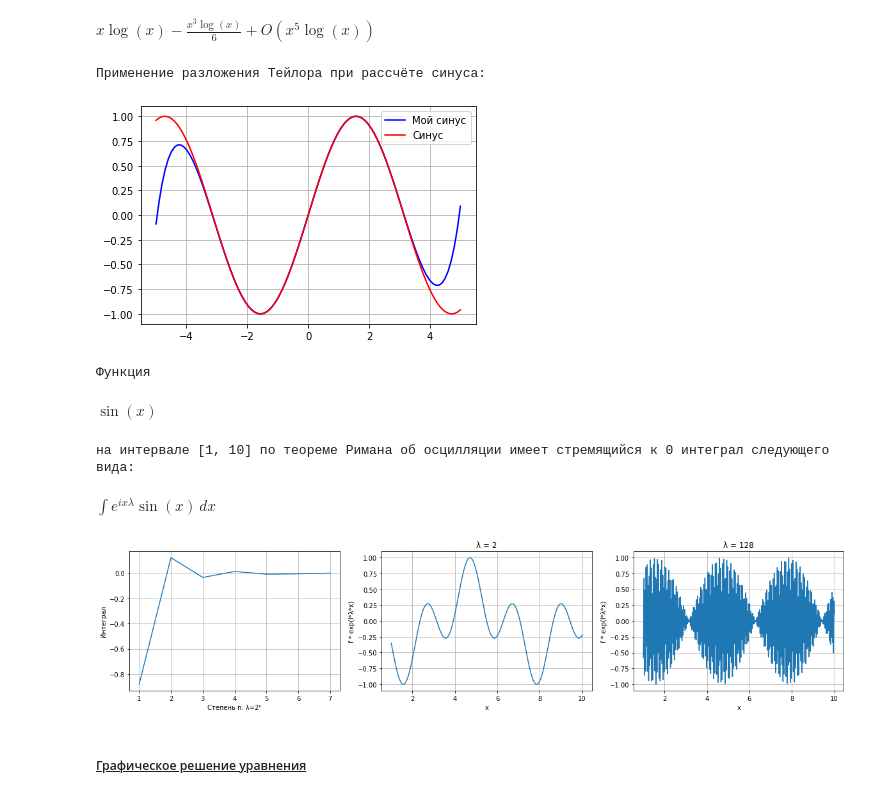
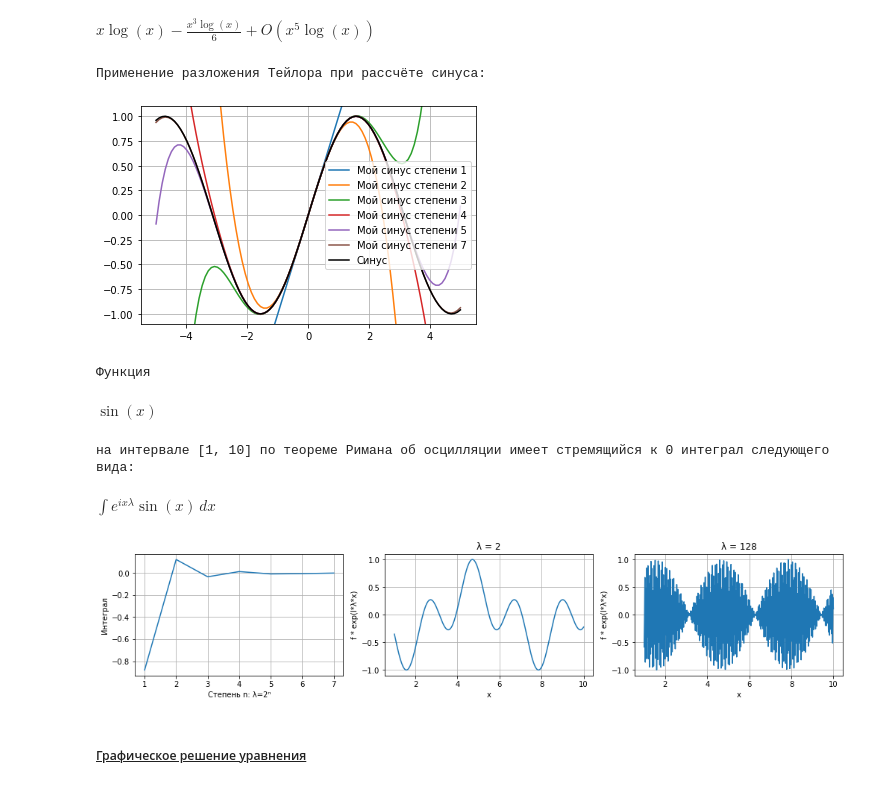
Before and after one commit to CamelCaseAverageEnjoyer/Compendium, a Jupyter notebook: PythonCompendium/Math.ipynb, the cells around one changed output. Saved outputs shown, nothing was run; the diff lists cells and outputs as text; code cells hidden in the pictures.

```diff
--- a/PythonCompendium/Math.ipynb
+++ b/PythonCompendium/Math.ipynb
@@ -18,56 +18,60 @@ $\displaystyle x \log{\left(x \right)} - \frac{x^{3} \log{\left(x \right)}}{6} +
 # %%
 from myfunc import *
 
-def my_sin(x):
-    return sum([(1 - 2*bool((i-1)%4)) * x**i / math.factorial(i) for i in range(10) if i % 2 == 1])
+def my_sin(x, deg=10):
+    a = [(-1)**i * x**(2*i+1) / math.factorial(2*i+1) for i in range(deg)]
+    return sum(a)
 
 my_print(f"Применение разложения Тейлора при рассчёте синуса:", bold=True)
 
 x = np.linspace(-5, 5, 100)
-y = [my_sin(i) for i in x]
-plt.plot(x, y, c='b', label="Мой синус")
-plt.plot(x, np.sin(x), c='r', label="Синус")
+for deg in [1, 2, 3, 4, 5, 7]:
+    plt.plot(x, [my_sin(i, deg) for i in x], label=f"Мой синус степени {deg}")
+plt.plot(x, np.sin(x), c='k', label="Синус")
+plt.ylim(-1.1, 1.1)
 plt.legend()
 plt.grid()
 plt.show()
 # %% [output]
 Применение разложения Тейлора при рассчёте синуса:
-[figure, old version]
+[figure, new version]
 # %%
+from myfunc import *
+
 x, λ, f = var('x'), var('λ'), sin(x)
 λ1, λ2, a, b = 1, 7, 1, 10
 
 def riman_integral(l):
     return float(re( integrate(f * exp(I*l*x), (x, a, b))))
 
 my_print(f"Функция", bold=True)
 display(f)
 my_print(f"на интервале [{a}, {b}] по теореме Римана об осцилляции имеет стремящийся к 0 интеграл следующего вида:", bold=True)
 display(Integral(f * exp(I*λ*x), x))
 
-fig, ax = plt.subplots(1, 3, figsize=(20, 4))
+fig, ax = plt.subplots(1, 3, figsize=(17, 3))
 t = list(range(λ1, λ2+1))
 y = [riman_integral(l=2**i) for i in t]
 ax[0].plot(t, y)
 ax[0].set_xlabel("Степень n: λ=2ⁿ")
 ax[0].set_ylabel("Интеграл")
 ax[0].grid()
 
 x = np.linspace(a, b, 500)
 for i in range(2):
     ax[i+1].plot(x, np.real(np.sin(x)*np.exp(1.j * 2**[λ1, λ2][i] * x)))
     ax[i+1].set_xlabel("x")
     ax[i+1].set_ylabel("f * exp(I*λ*x)")
     ax[i+1].set_title(f"λ = {2**[λ1, λ2][i]}")
     ax[i+1].grid()
 
 plt.show()
 # %% [output]
 Функция
 $\displaystyle \sin{\left(x \right)}$
 на интервале [1, 10] по теореме Римана об осцилляции имеет стремящийся к 0 интеграл следующего вида:
 $\displaystyle \int e^{i x λ} \sin{\left(x \right)}\, dx$
-[figure, old version]
+[figure, new version]
 # %% [markdown]
 ##### <u>Графическое решение уравнения</u>
 # %%
```
Also changed, not shown: 57 other files.
